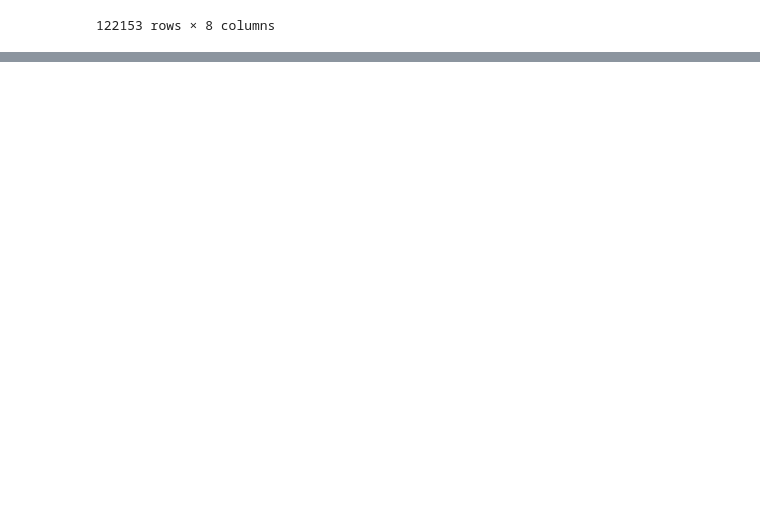
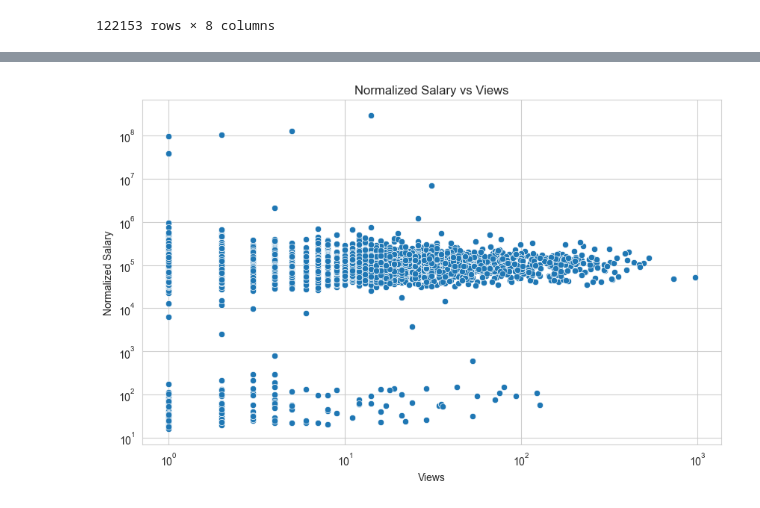
Before and after one commit to gabcal07/NLP_Linkedin_offers, a Jupyter notebook: models/src/regression/preprocess_useful_datasets.ipynb, the cells around one changed output, grey strips where cells are left out. Saved outputs shown, nothing was run; the diff lists cells and outputs as text; code cells hidden in the pictures; blank space fills up the shorter version.

Commit message:
regression (feat): added preprocessing functions, sklearn pipeline to run and evaluate models, and linear_regression and mlp training scripts

```diff
--- a/models/src/regression/preprocess_useful_datasets.ipynb
+++ b/models/src/regression/preprocess_useful_datasets.ipynb
@@ -97,0 +156,16 @@ postings_df
+# %%
+#plot normalized salary in function of views:
+plt.figure(figsize=(10, 6))
+sns.scatterplot(data=normalized_salary_df_reg, x="applies", y="normalized_salary")
+plt.title("Normalized Salary vs Views")
+plt.xlabel("Views")
+plt.ylabel("Normalized Salary")
+
+plt.xscale('log')
+plt.yscale('log')
+
+#plt.xlim(0, 200000)
+#plt.ylim(0, 10000)
+plt.show()
+# %% [output]
+[figure, added]
```
Also changed, not shown: parts of 59 cells of this notebook, 8 other files.
